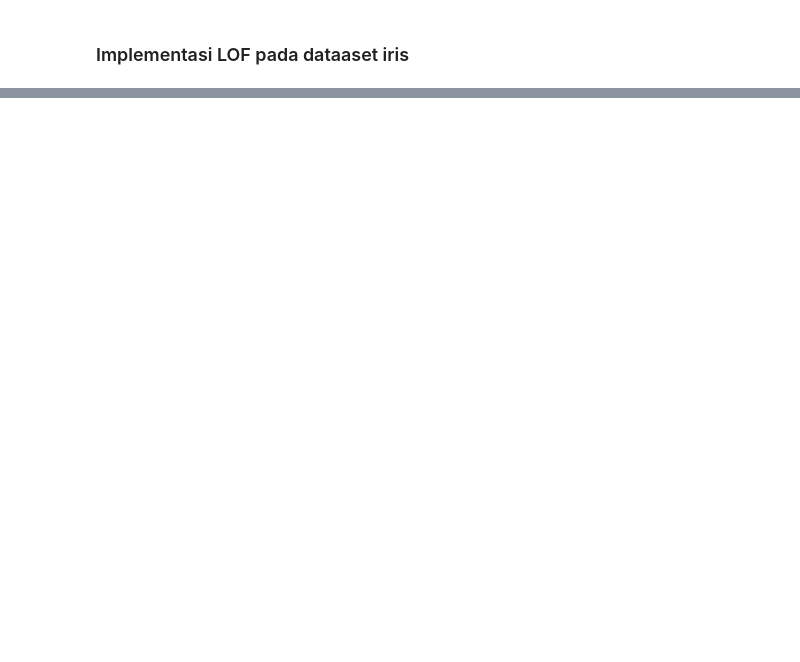
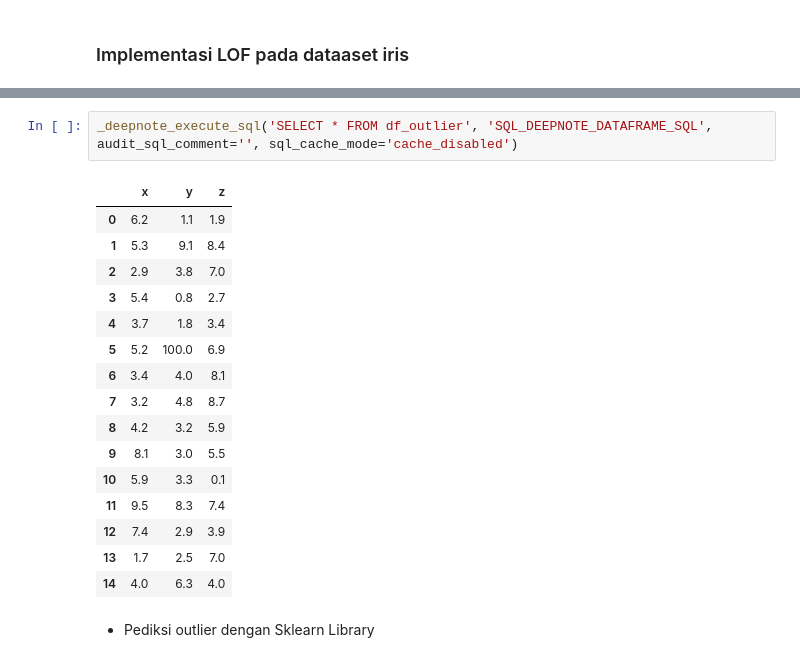
Before and after one commit to Vall-Here/datamining, a Jupyter notebook: _sources/Tugas.ipynb, the cells around one changed output, grey strips where cells are left out. Saved outputs shown, nothing was run; the diff lists cells and outputs as text; blank space fills up the shorter version.

```diff
--- a/_sources/Tugas.ipynb
+++ b/_sources/Tugas.ipynb
@@ -579,0 +664,21 @@ Created in <span style='font-weight:600;margin-left:4px;'>Deepnote</span></a>
+# %%
+_deepnote_execute_sql('SELECT * FROM df_outlier', 'SQL_DEEPNOTE_DATAFRAME_SQL', audit_sql_comment='', sql_cache_mode='cache_disabled')
+# %% [output]
+|  | x | y | z |
+| 0 | 6.2 | 1.1 | 1.9 |
+| 1 | 5.3 | 9.1 | 8.4 |
+| 2 | 2.9 | 3.8 | 7.0 |
+| 3 | 5.4 | 0.8 | 2.7 |
+| 4 | 3.7 | 1.8 | 3.4 |
+| 5 | 5.2 | 100.0 | 6.9 |
+| 6 | 3.4 | 4.0 | 8.1 |
+| 7 | 3.2 | 4.8 | 8.7 |
+| 8 | 4.2 | 3.2 | 5.9 |
+| 9 | 8.1 | 3.0 | 5.5 |
+| 10 | 5.9 | 3.3 | 0.1 |
+| 11 | 9.5 | 8.3 | 7.4 |
+| 12 | 7.4 | 2.9 | 3.9 |
+| 13 | 1.7 | 2.5 | 7.0 |
+| 14 | 4.0 | 6.3 | 4.0 |
+# %% [markdown]
+- Pediksi outlier dengan Sklearn Library
```
Also changed, not shown: parts of 45 cells of this notebook, 23 other files.
